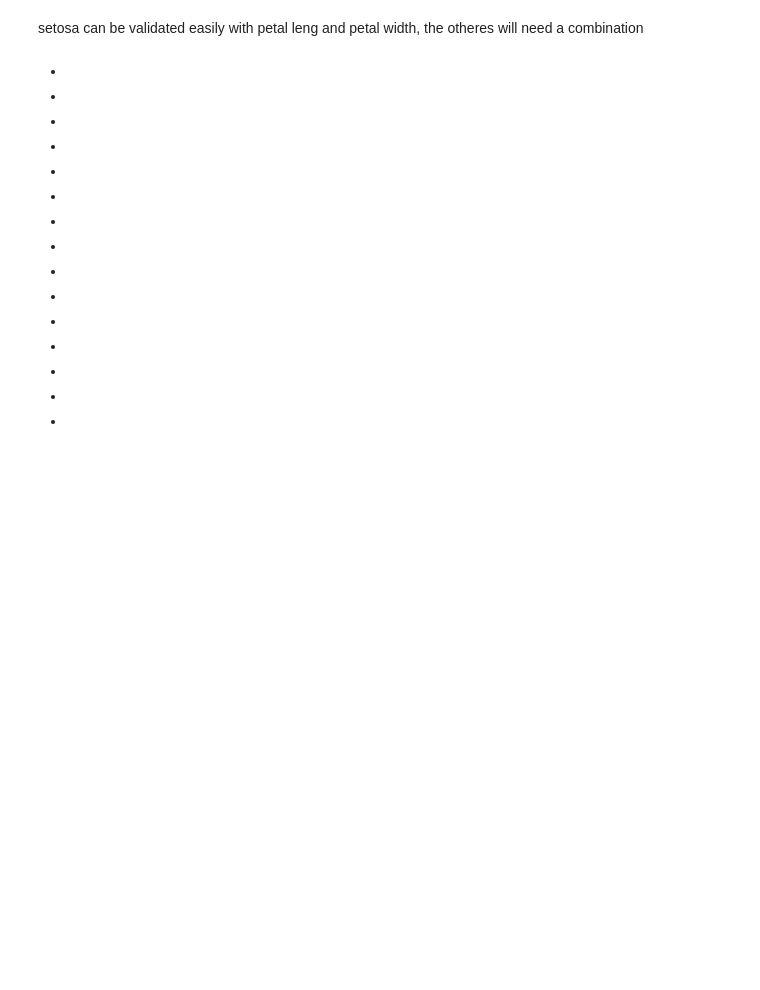
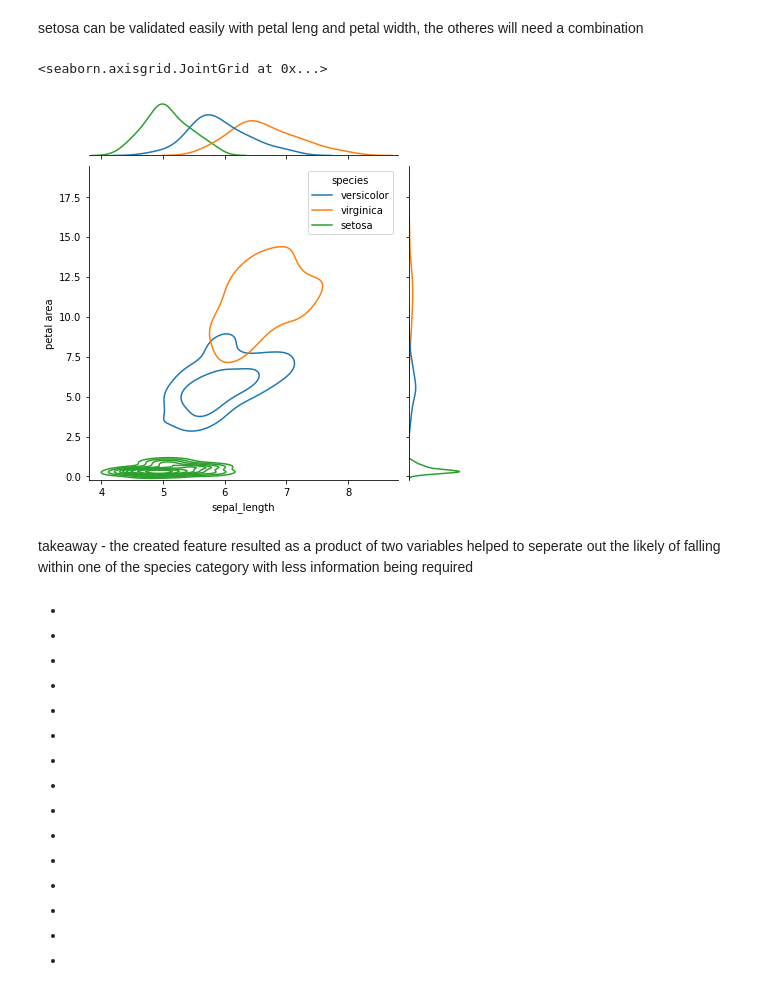
Before and after one commit to geary-shenck/classification-exercises, a Jupyter notebook: classification-exercises.ipynb, the cells around one changed output. Drawn from its saved outputs; the diff is of its cells as text; code cells hidden in the pictures; blank space fills up the shorter version.

```diff
--- a/classification-exercises.ipynb
+++ b/classification-exercises.ipynb
@@ -1145,6 +1146,20 @@ else:
 due to p = 0.00021 < α = .05 we reject (viriginica are of equal measures for sepal area compared to  versicolor)
 # %% [markdown]
 setosa can be validated easily with petal leng and petal width, the otheres will need a combination
+# %%
+train_df["petal area"] = train_df.petal_length * train_df.petal_width
+sns.jointplot(
+    data=train_df,
+    y="petal area",
+    x="sepal_length",
+    hue="species",
+    kind = "kde"
+)
+# %% [output]
+<seaborn.axisgrid.JointGrid at 0x...>
+[figure, added]
+# %% [markdown]
+takeaway - the created feature resulted as a product of two variables helped to seperate out the likely of falling within one of the species category with less information being required
 # %% [markdown]
 -
 -
```
Also changed, not shown: parts of 36 cells of this notebook.
